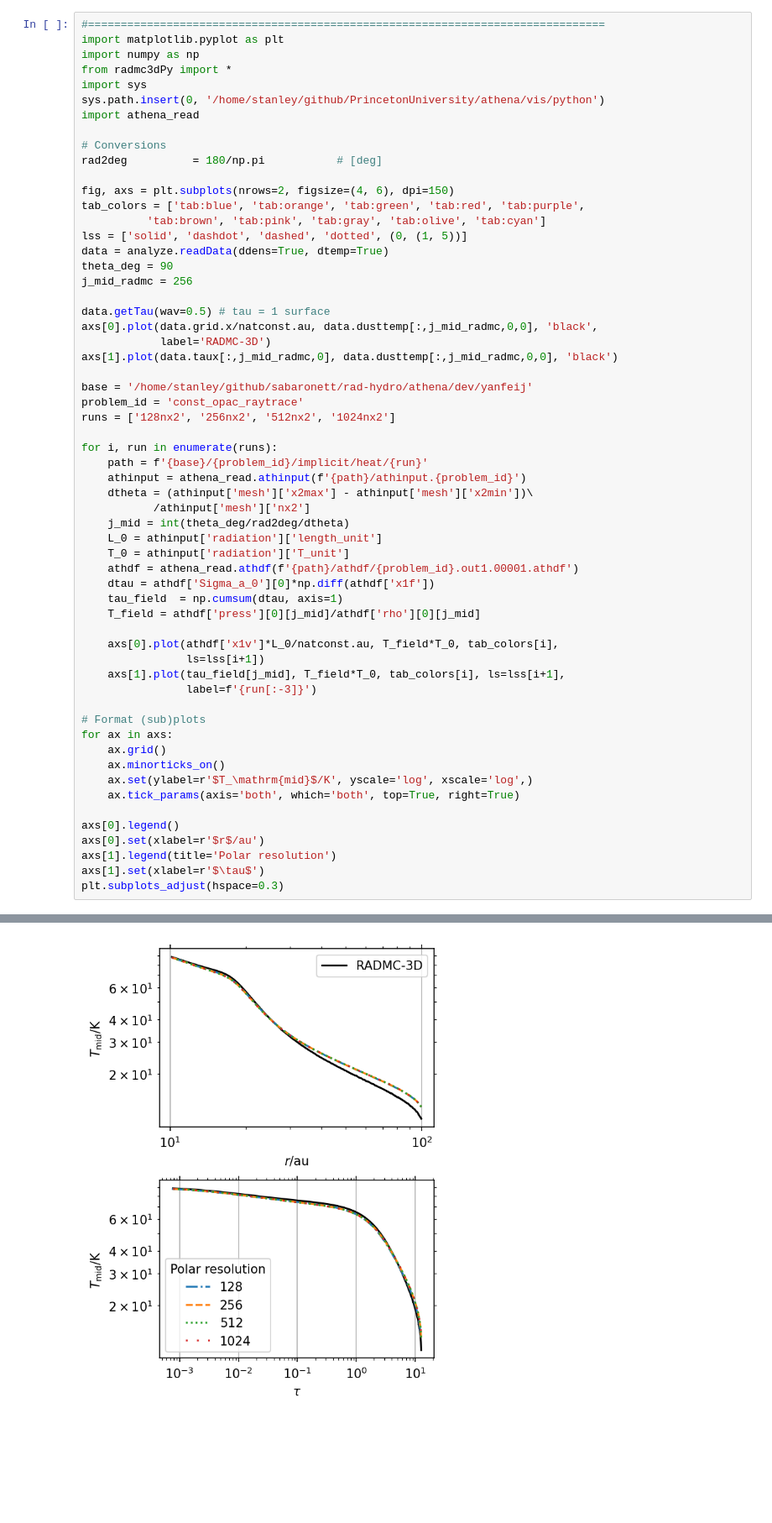
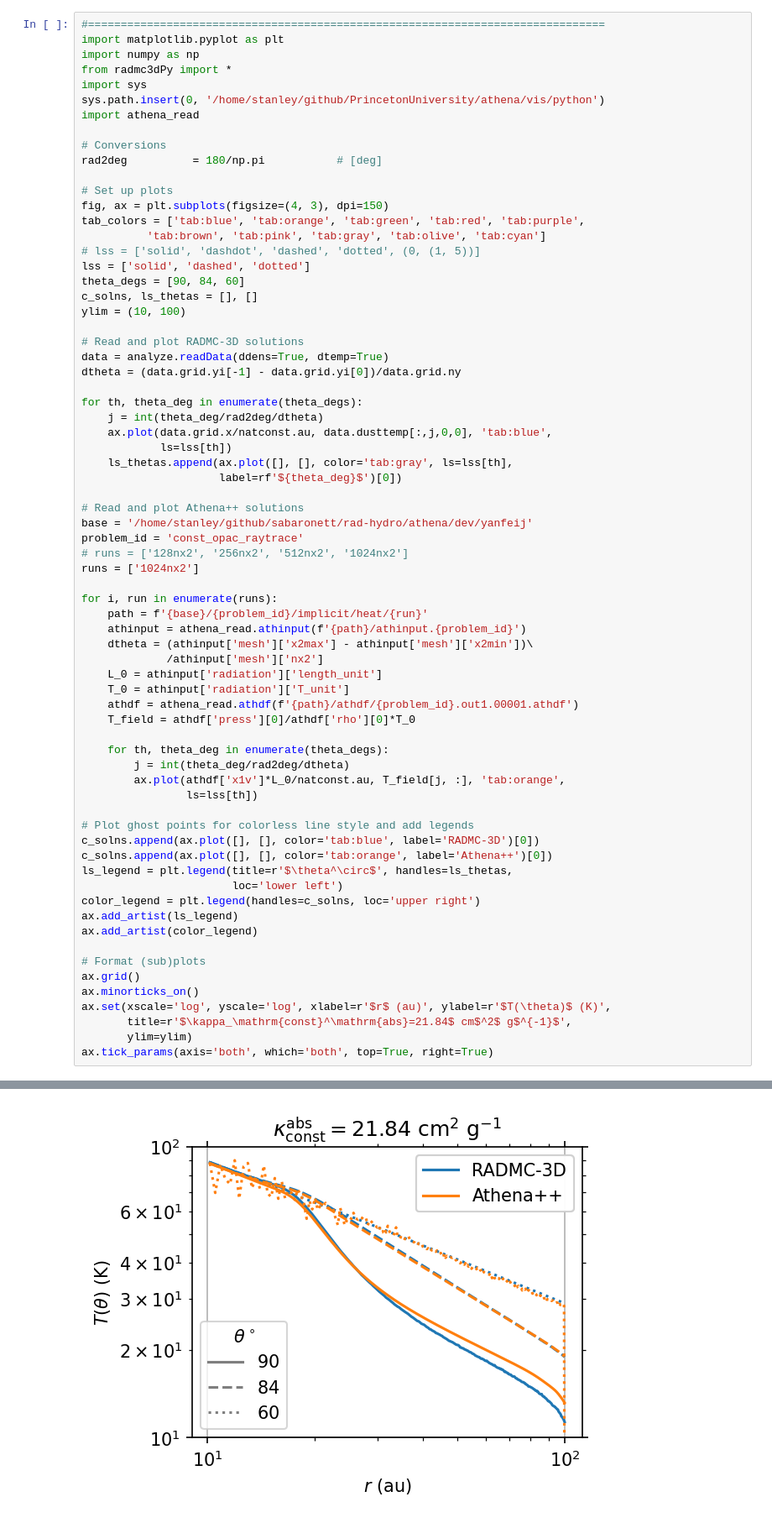
Before and after one commit to sabaronett/rad-hydro, a Jupyter notebook: ipynb/const_opac/ConstantOpacity.ipynb, the cells around one changed output, grey strips where cells are left out. Shown at 84% size. Cells and saved outputs as stored; diff of their text form; blank space fills up the shorter version.

```diff
--- a/ipynb/const_opac/ConstantOpacity.ipynb
+++ b/ipynb/const_opac/ConstantOpacity.ipynb
@@ -31,53 +31,64 @@ import athena_read
 # Conversions
 rad2deg          = 180/np.pi           # [deg]
 
-fig, axs = plt.subplots(nrows=2, figsize=(4, 6), dpi=150)
+# Set up plots
+fig, ax = plt.subplots(figsize=(4, 3), dpi=150)
 tab_colors = ['tab:blue', 'tab:orange', 'tab:green', 'tab:red', 'tab:purple',
           'tab:brown', 'tab:pink', 'tab:gray', 'tab:olive', 'tab:cyan']
-lss = ['solid', 'dashdot', 'dashed', 'dotted', (0, (1, 5))]
+# lss = ['solid', 'dashdot', 'dashed', 'dotted', (0, (1, 5))]
+lss = ['solid', 'dashed', 'dotted']
+theta_degs = [90, 84, 60]
+c_solns, ls_thetas = [], []
+ylim = (10, 100)
+
+# Read and plot RADMC-3D solutions
 data = analyze.readData(ddens=True, dtemp=True)
-theta_deg = 90
-j_mid_radmc = 256
+dtheta = (data.grid.yi[-1] - data.grid.yi[0])/data.grid.ny
 
-data.getTau(wav=0.5) # tau = 1 surface
-axs[0].plot(data.grid.x/natconst.au, data.dusttemp[:,j_mid_radmc,0,0], 'black',
-            label='RADMC-3D')
-axs[1].plot(data.taux[:,j_mid_radmc,0], data.dusttemp[:,j_mid_radmc,0,0], 'black')
+for th, theta_deg in enumerate(theta_degs):
+    j = int(theta_deg/rad2deg/dtheta)
+    ax.plot(data.grid.x/natconst.au, data.dusttemp[:,j,0,0], 'tab:blue',
+            ls=lss[th])
+    ls_thetas.append(ax.plot([], [], color='tab:gray', ls=lss[th],
+                     label=rf'${theta_deg}$')[0])
 
+# Read and plot Athena++ solutions
 base = '/home/stanley/github/sabaronett/rad-hydro/athena/dev/yanfeij'
 problem_id = 'const_opac_raytrace'
-runs = ['128nx2', '256nx2', '512nx2', '1024nx2']
+# runs = ['128nx2', '256nx2', '512nx2', '1024nx2']
+runs = ['1024nx2']
 
 for i, run in enumerate(runs):
     path = f'{base}/{problem_id}/implicit/heat/{run}'
     athinput = athena_read.athinput(f'{path}/athinput.{problem_id}')
     dtheta = (athinput['mesh']['x2max'] - athinput['mesh']['x2min'])\
-           /athinput['mesh']['nx2']
-    j_mid = int(theta_deg/rad2deg/dtheta)
+             /athinput['mesh']['nx2']
     L_0 = athinput['radiation']['length_unit']
     T_0 = athinput['radiation']['T_unit']
     athdf = athena_read.athdf(f'{path}/athdf/{problem_id}.out1.00001.athdf')
-    dtau = athdf['Sigma_a_0'][0]*np.diff(athdf['x1f'])
-    tau_field  = np.cumsum(dtau, axis=1)
-    T_field = athdf['press'][0][j_mid]/athdf['rho'][0][j_mid]
+    T_field = athdf['press'][0]/athdf['rho'][0]*T_0
 
-    axs[0].plot(athdf['x1v']*L_0/natconst.au, T_field*T_0, tab_colors[i],
-                ls=lss[i+1])
-    axs[1].plot(tau_field[j_mid], T_field*T_0, tab_colors[i], ls=lss[i+1],
-                label=f'{run[:-3]}')
+    for th, theta_deg in enumerate(theta_degs):
+        j = int(theta_deg/rad2deg/dtheta)
+        ax.plot(athdf['x1v']*L_0/natconst.au, T_field[j, :], 'tab:orange',
+                ls=lss[th])
+
+# Plot ghost points for colorless line style and add legends
+c_solns.append(ax.plot([], [], color='tab:blue', label='RADMC-3D')[0])
+c_solns.append(ax.plot([], [], color='tab:orange', label='Athena++')[0])
+ls_legend = plt.legend(title=r'$\theta^\circ$', handles=ls_thetas,
+                       loc='lower left')
+color_legend = plt.legend(handles=c_solns, loc='upper right')
+ax.add_artist(ls_legend)
+ax.add_artist(color_legend)
 
 # Format (sub)plots
-for ax in axs:
-    ax.grid()
-    ax.minorticks_on()
-    ax.set(ylabel=r'$T_\mathrm{mid}$/K', yscale='log', xscale='log',)
-    ax.tick_params(axis='both', which='both', top=True, right=True)
-
-axs[0].legend()
-axs[0].set(xlabel=r'$r$/au')
-axs[1].legend(title='Polar resolution')
-axs[1].set(xlabel=r'$\tau$')
-plt.subplots_adjust(hspace=0.3)
+ax.grid()
+ax.minorticks_on()
+ax.set(xscale='log', yscale='log', xlabel=r'$r$ (au)', ylabel=r'$T(\theta)$ (K)',
+       title=r'$\kappa_\mathrm{const}^\mathrm{abs}=21.84$ cm$^2$ g$^{-1}$',
+       ylim=ylim)
+ax.tick_params(axis='both', which='both', top=True, right=True)
 # %% [output]
 Reading amr_grid.inp
 Reading wavelength_micron.inp
@@ -88 +97 @@ Opacity at 0.50um :  21.839999999999996
-[figure, old version]
+[figure, new version]
```
Also changed, not shown: parts of 3 cells of this notebook, 2 other files.
